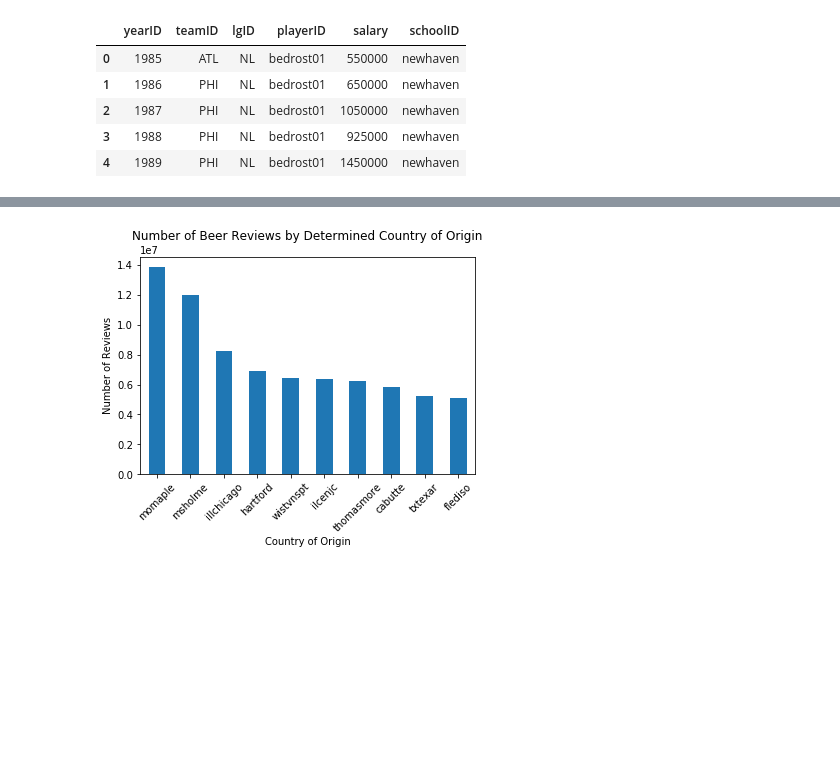
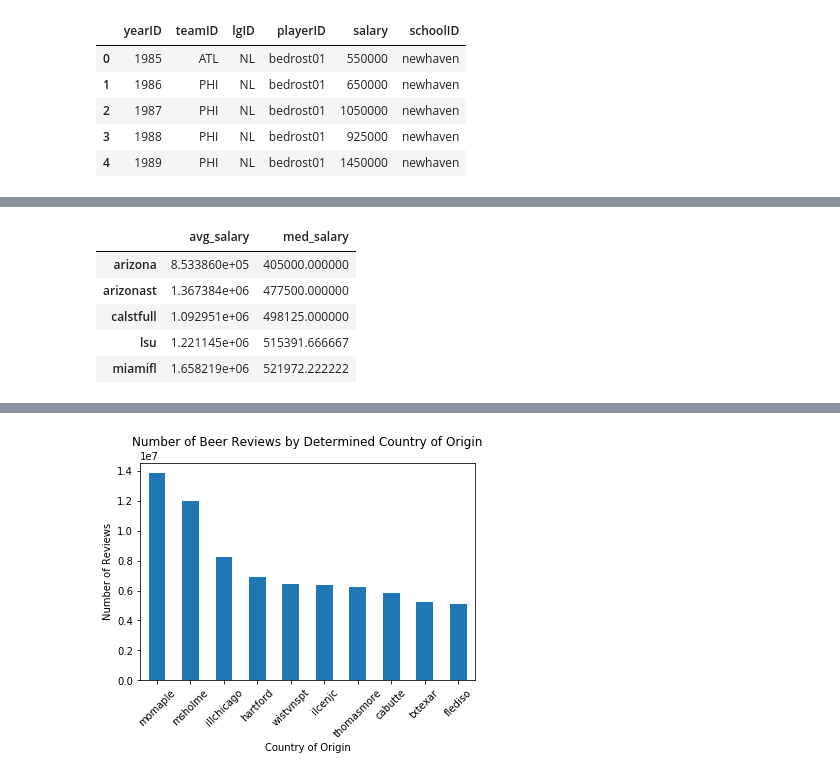
Before and after one commit to stephenlaw30/DataScienceMasters, a Jupyter notebook: Stats/Udacity/DataAnalystNanoDegree/IntroToDataAnalysis/Final/FinalProjectBaseball.ipynb, the cells around one changed output, grey strips where cells are left out. Saved outputs shown, nothing was run; the diff lists cells and outputs as text; code cells hidden in the pictures; blank space fills up the shorter version.

```diff
--- a/Stats/Udacity/DataAnalystNanoDegree/IntroToDataAnalysis/Final/FinalProjectBaseball.ipynb
+++ b/Stats/Udacity/DataAnalystNanoDegree/IntroToDataAnalysis/Final/FinalProjectBaseball.ipynb
@@ -58,3 +151,21 @@ salaries_college_full.head()
+# %%
+sorted_schools = sorted(top_school_avg_salary['schoolID'].unique())
+med_salary = np.array(top_school_avg_salary['salary'].groupby(top_school_avg_salary['schoolID']).median())
+avg_salary = np.array(top_school_avg_salary['salary'].groupby(top_school_avg_salary['schoolID']).mean())
+
+average_school_career_salary = pd.DataFrame({
+    'med_salary': med_salary,
+    'avg_salary': avg_salary
+}, index = sorted_schools)
+
+average_school_career_salary.head()
+# %% [output]
+|  | avg_salary | med_salary |
+| arizona | 8.533860e+05 | 405000.000000 |
+| arizonast | 1.367384e+06 | 477500.000000 |
+| calstfull | 1.092951e+06 | 498125.000000 |
+| lsu | 1.221145e+06 | 515391.666667 |
+| miamifl | 1.658219e+06 | 521972.222222 |
 # %%
 %matplotlib inline
 
```
Also changed, not shown: parts of 19 cells of this notebook.
